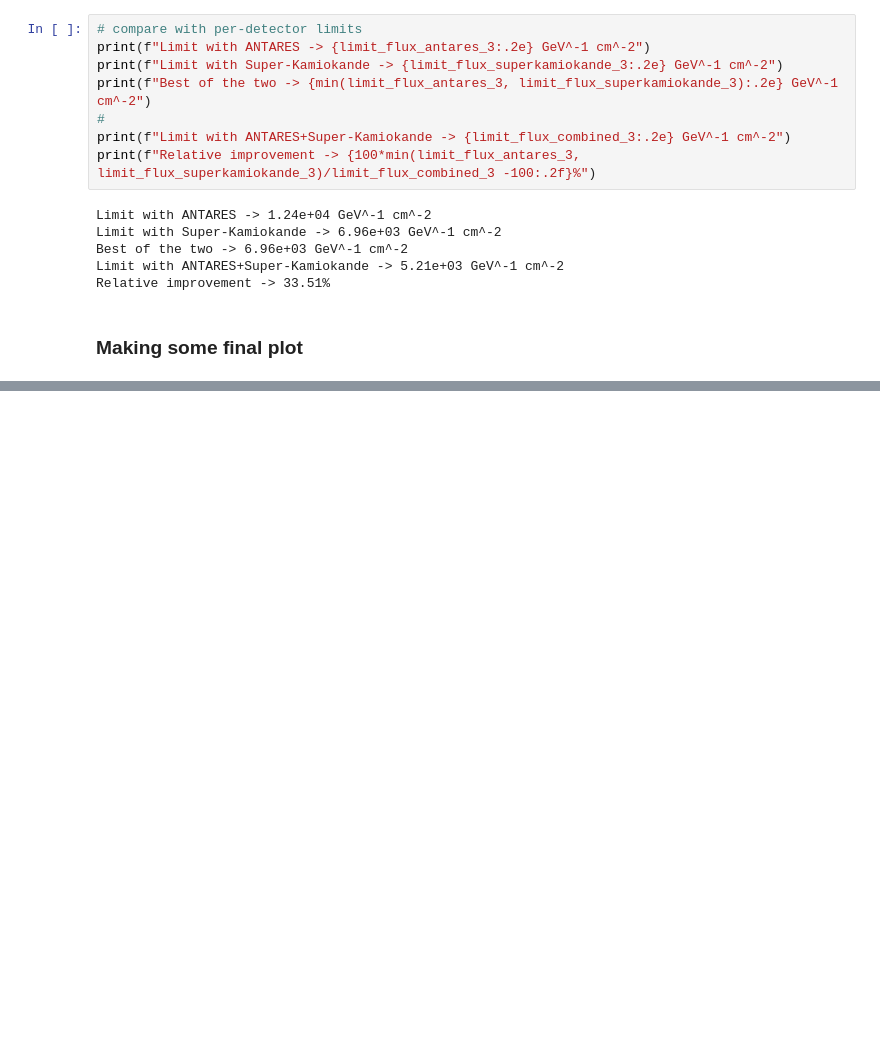
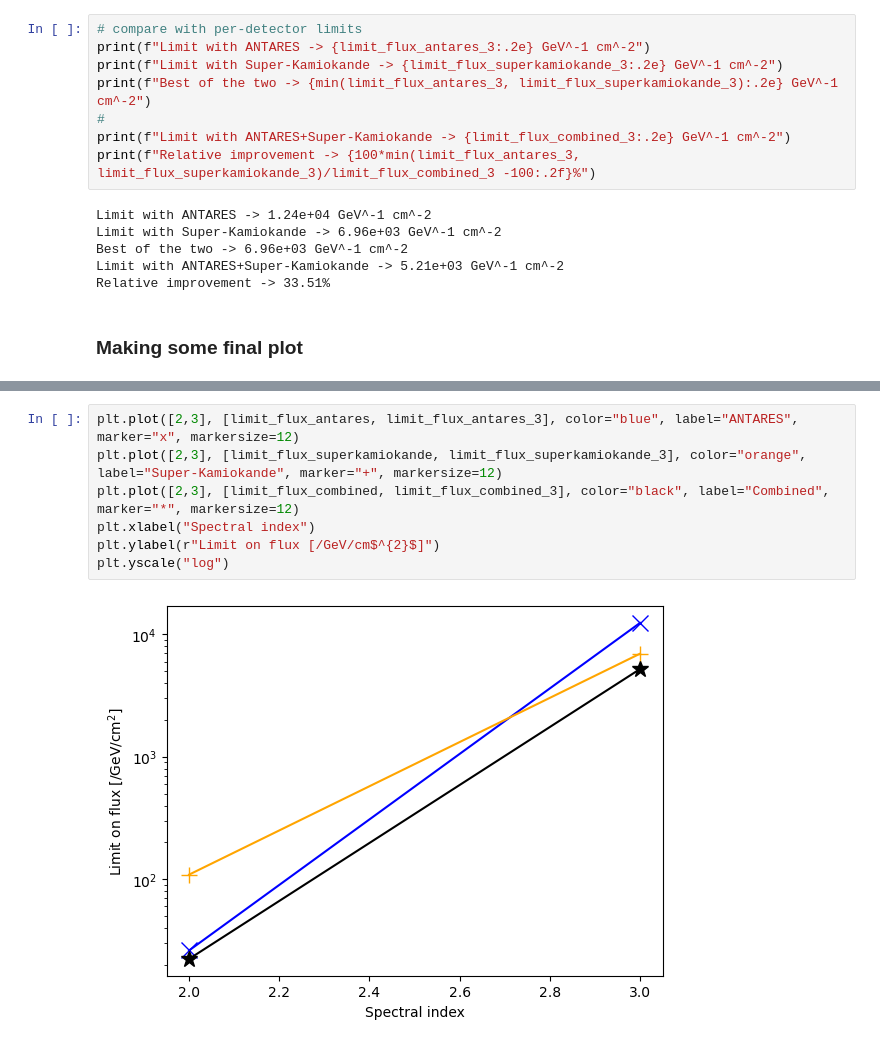
Before and after one commit to mlamo/pyjang, a Jupyter notebook: examples/simple_notebook.ipynb, the cells around one changed output, grey strips where cells are left out. Cells and saved outputs as stored; diff of their text form; blank space fills up the shorter version.

```diff
--- a/examples/simple_notebook.ipynb
+++ b/examples/simple_notebook.ipynb
@@ -292,0 +313,9 @@ plt.yscale("log")
+# %%
+plt.plot([2,3], [limit_flux_antares, limit_flux_antares_3], color="blue", label="ANTARES", marker="x", markersize=12)
+plt.plot([2,3], [limit_flux_superkamiokande, limit_flux_superkamiokande_3], color="orange", label="Super-Kamiokande", marker="+", markersize=12)
+plt.plot([2,3], [limit_flux_combined, limit_flux_combined_3], color="black", label="Combined", marker="*", markersize=12)
+plt.xlabel("Spectral index")
+plt.ylabel(r"Limit on flux [/GeV/cm$^{2}$]")
+plt.yscale("log")
+# %% [output]
+[figure, added]
```
Also changed, not shown: parts of 16 cells of this notebook.
